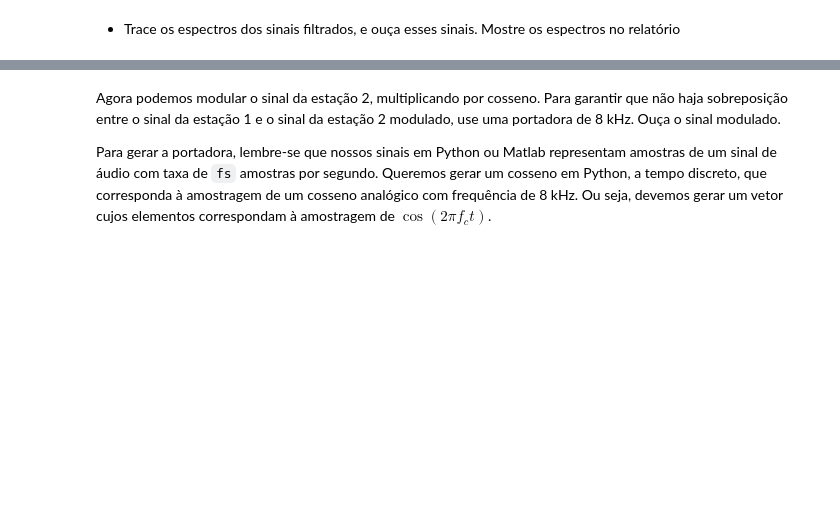
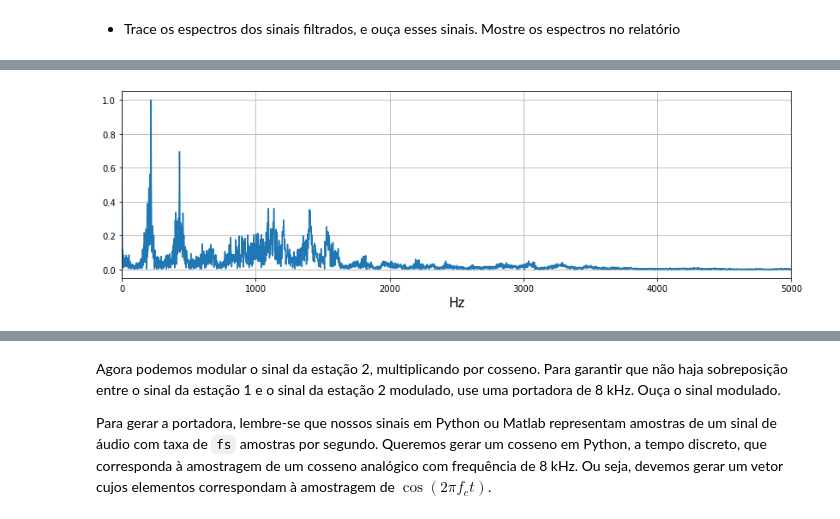
Before and after one commit to vquadrado/EA619U_2022S1_EX2, a Jupyter notebook: Radio_AM-Roteiro.ipynb, the cells around one changed output, grey strips where cells are left out. Saved outputs shown, nothing was run; the diff lists cells and outputs as text; code cells hidden in the pictures; blank space fills up the shorter version.

```diff
--- a/Radio_AM-Roteiro.ipynb
+++ b/Radio_AM-Roteiro.ipynb
@@ -107,0 +166,4 @@ station1_f = signal.sosfilt(sos,station1)
+# %%
+SF = espectro(station1, xlim=[0, 5000])
+ipd.Audio(station1[:100000], rate=fs)
+# %% [output]
@@ -107,0 +171 @@ station1_f = signal.sosfilt(sos,station1)
+[figure, added]
```
Also changed, not shown: parts of 31 cells of this notebook, 1 other file.
